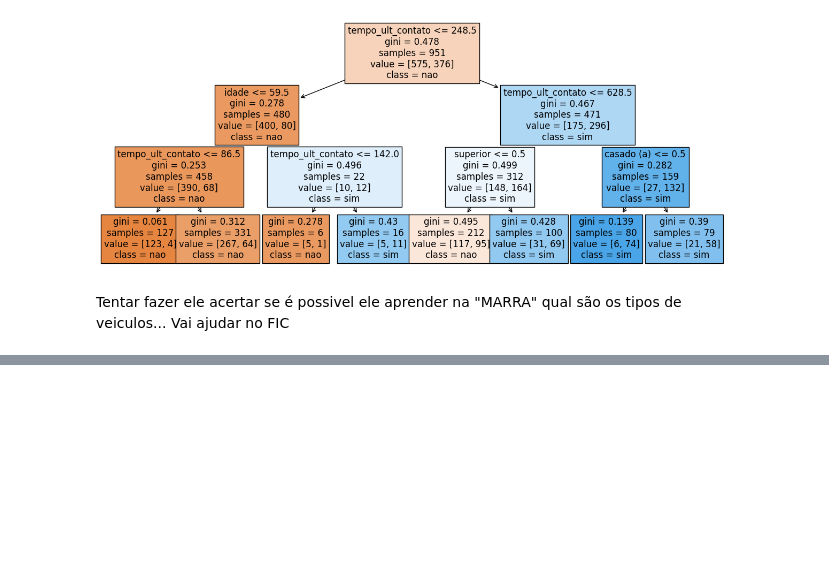
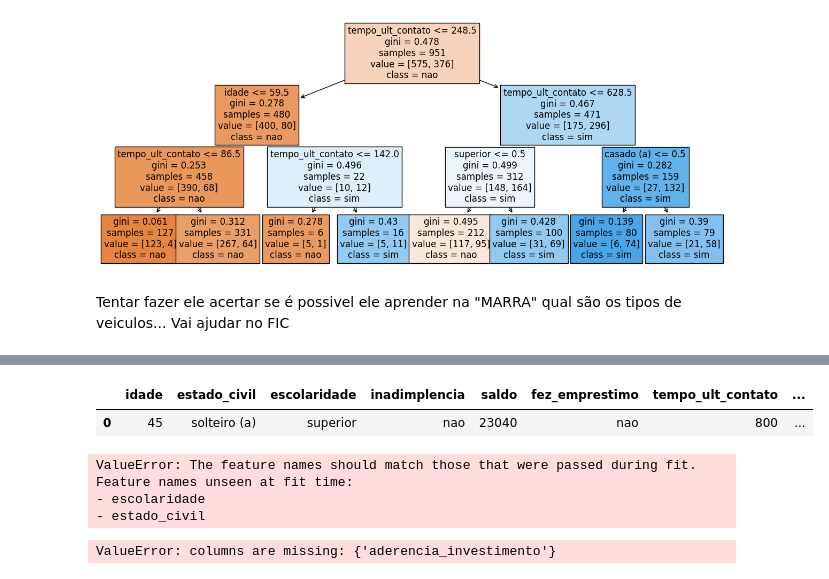
Before and after one commit to murigod1/MachineLearn_myFirst_step, a Jupyter notebook: main.ipynb, the cells around one changed output, grey strips where cells are left out. Cells and saved outputs as stored; diff of their text form; code cells hidden in the pictures; blank space fills up the shorter version.

```diff
--- a/main.ipynb
+++ b/main.ipynb
@@ -197,0 +250,17 @@ Tentar fazer ele acertar se é possivel ele aprender na "MARRA" qual são os tip
+# %%
+novo_dado = {
+    'idade': [45],
+    'estado_civil':['solteiro (a)'],
+    'escolaridade':['superior'],
+    'inadimplencia': ['nao'],
+    'saldo': [23040],
+    'fez_emprestimo': ['nao'],
+    'tempo_ult_contato': [800],
+    'numero_contatos': [4]
+}
+# %%
+new_data = pd.DataFrame(novo_dado)
+new_data
+# %% [output]
+|  | idade | estado_civil | escolaridade | inadimplencia | saldo | fez_emprestimo | tempo_ult_contato | ... |
+| 0 | 45 | solteiro (a) | superior | nao | 23040 | nao | 800 | ... |
@@ -197,0 +270,11 @@ Tentar fazer ele acertar se é possivel ele aprender na "MARRA" qual são os tip
+# %%
+modelo_tree.predict(new_data)
+# %% [output]
+ValueError: The feature names should match those that were passed during fit.
+Feature names unseen at fit time:
+- escolaridade
+- estado_civil
+# %%
+novo_dado = modelo_onehot.transform(new_data)
+# %% [output]
+ValueError: columns are missing: {'aderencia_investimento'}
```
Also changed, not shown: parts of 18 cells of this notebook, 1 other file.
